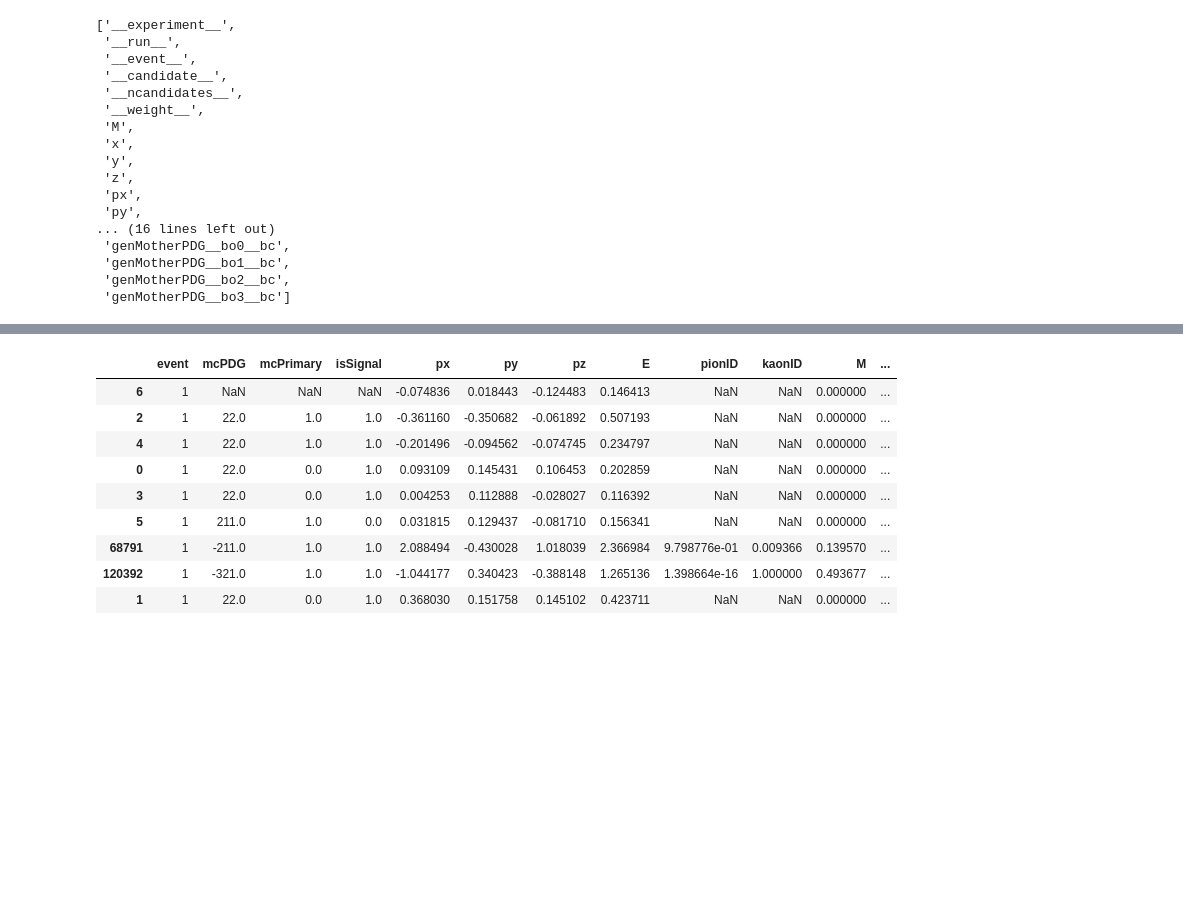
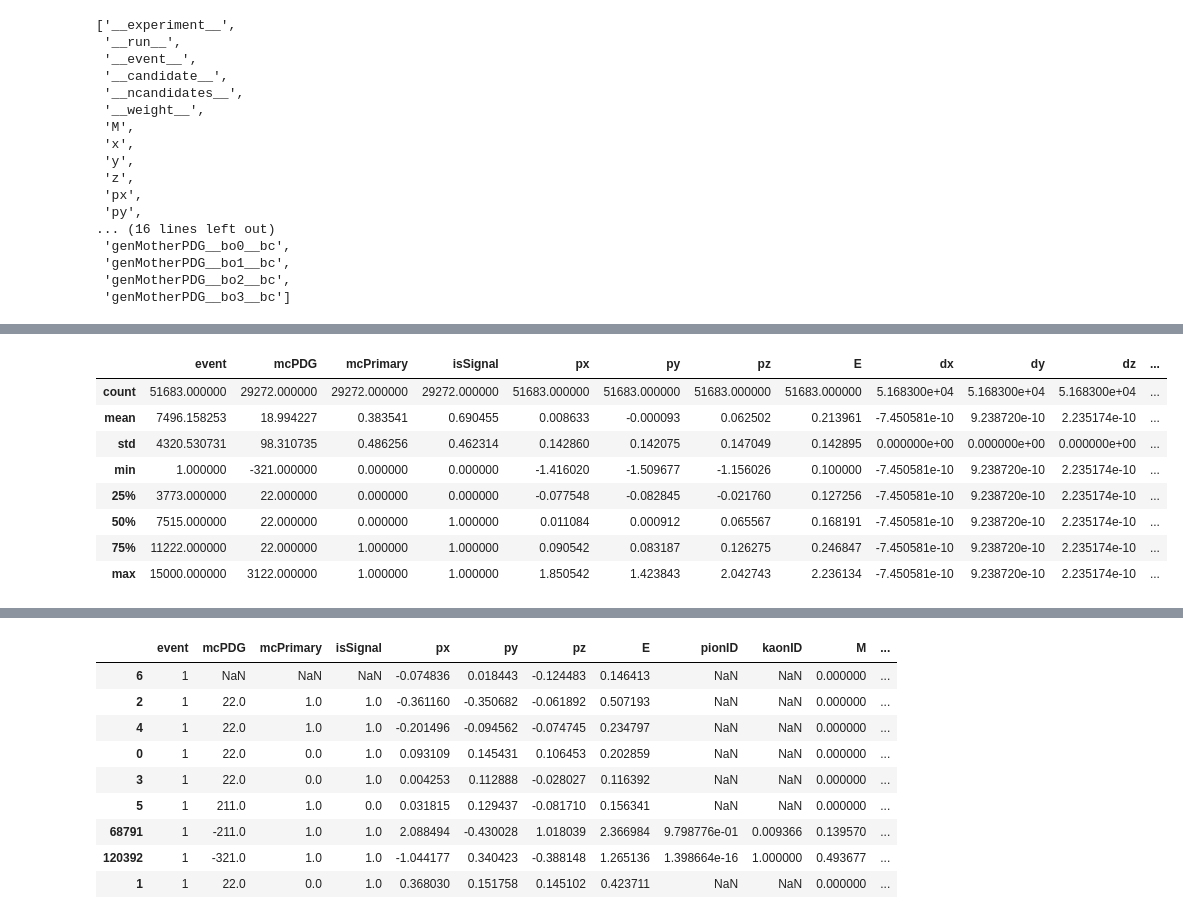
Before and after one commit to axelHeim/MCstudies, a Jupyter notebook: my6modes/createNNinput_wSim_wReco.ipynb, the cells around one changed output, grey strips where cells are left out. Saved outputs shown, nothing was run; the diff lists cells and outputs as text; code cells hidden in the pictures; blank space fills up the shorter version.

Commit message:
data creation for more input vars

```diff
--- a/my6modes/createNNinput_wSim_wReco.ipynb
+++ b/my6modes/createNNinput_wSim_wReco.ipynb
@@ -9,7 +9,7 @@ from sklearn.model_selection import train_test_split
 
 
 events_num_identifier = "_15000_events"
-special_dataLabel = "_only3mom"
+
 subdir = "wSim_wReco"
 save_data = True
 path = "/nfs/dust/belle2/user/axelheim/MC_studies/my6modes/"
@@ -299,0 +330,12 @@ df['label'] = df.apply(conditions, axis=1)
+# %%
+df[df["tanlambda"].isna() == True].describe()
+# %% [output]
+|  | event | mcPDG | mcPrimary | isSignal | px | py | pz | E | dx | dy | dz | ... |
+| count | 51683.000000 | 29272.000000 | 29272.000000 | 29272.000000 | 51683.000000 | 51683.000000 | 51683.000000 | 51683.000000 | 5.168300e+04 | 5.168300e+04 | 5.168300e+04 | ... |
+| mean | 7496.158253 | 18.994227 | 0.383541 | 0.690455 | 0.008633 | -0.000093 | 0.062502 | 0.213961 | -7.450581e-10 | 9.238720e-10 | 2.235174e-10 | ... |
+| std | 4320.530731 | 98.310735 | 0.486256 | 0.462314 | 0.142860 | 0.142075 | 0.147049 | 0.142895 | 0.000000e+00 | 0.000000e+00 | 0.000000e+00 | ... |
+| min | 1.000000 | -321.000000 | 0.000000 | 0.000000 | -1.416020 | -1.509677 | -1.156026 | 0.100000 | -7.450581e-10 | 9.238720e-10 | 2.235174e-10 | ... |
+| 25% | 3773.000000 | 22.000000 | 0.000000 | 0.000000 | -0.077548 | -0.082845 | -0.021760 | 0.127256 | -7.450581e-10 | 9.238720e-10 | 2.235174e-10 | ... |
+| 50% | 7515.000000 | 22.000000 | 0.000000 | 1.000000 | 0.011084 | 0.000912 | 0.065567 | 0.168191 | -7.450581e-10 | 9.238720e-10 | 2.235174e-10 | ... |
+| 75% | 11222.000000 | 22.000000 | 1.000000 | 1.000000 | 0.090542 | 0.083187 | 0.126275 | 0.246847 | -7.450581e-10 | 9.238720e-10 | 2.235174e-10 | ... |
+| max | 15000.000000 | 3122.000000 | 1.000000 | 1.000000 | 1.850542 | 1.423843 | 2.042743 | 2.236134 | -7.450581e-10 | 9.238720e-10 | 2.235174e-10 | ... |
```
Also changed, not shown: parts of 9 cells of this notebook, 1 other file.
